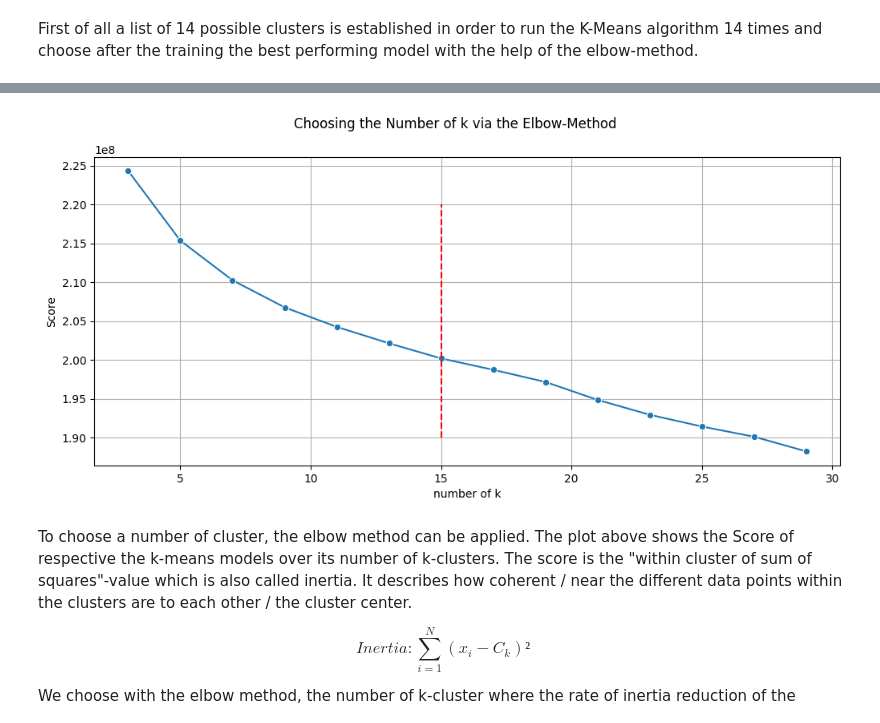
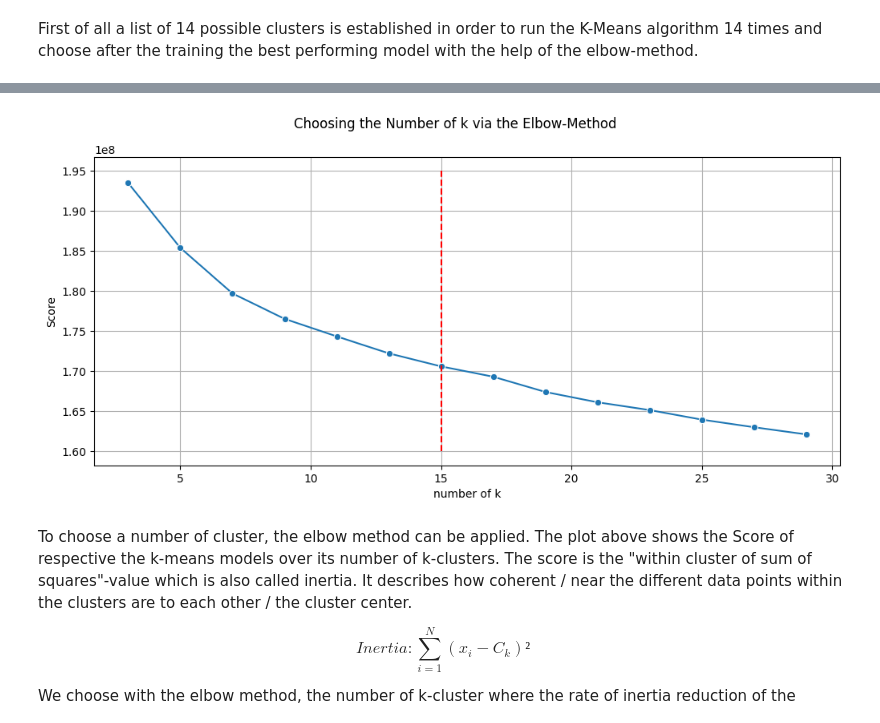
Before and after one commit to RobinWesselmann/Udacity_DataScientist_Class, a Jupyter notebook: 07_Project_Capstone_Arvato-Bertelsmann/Customer_Segmentation/02_customer_segmentation.ipynb, the cells around one changed output, grey strips where cells are left out. Cells and saved outputs as stored; diff of their text form; code cells hidden in the pictures.

```diff
--- a/07_Project_Capstone_Arvato-Bertelsmann/Customer_Segmentation/02_customer_segmentation.ipynb
+++ b/07_Project_Capstone_Arvato-Bertelsmann/Customer_Segmentation/02_customer_segmentation.ipynb
@@ -437 +503,5 @@ customers_copy = customers_copy[selected_cols].copy()
+# %%
+#Drop highly correlated features
+azdias_copy = azdias_copy.drop(to_drop, axis = 1).copy()
+customers_copy = customers_copy.drop(to_drop, axis = 1).copy()
 # %%
@@ -455,11 +527,6 @@ azdias_copy.shape, customers_copy.shape
-# %%
-features_for_onehot_encoding = ["LP_STATUS_FEIN", "LP_LEBENSPHASE_FEIN", "MOBI_REGIO"]
-
-for col in features_for_onehot_encoding:
-    azdias_copy[col] = azdias_copy[col].astype("O")
-    customers_copy[col] = customers_copy[col].astype("O")
 # %%
-azdias_copy, feats_to_encode = encode_categorical_feats(azdias_copy, ds_name = "azdias")
-customers_copy = encode_categorical_feats(customers_copy, ds_name = "azdias", feats_to_encode=feats_to_encode)
+#encode the features
+azdias_copy_encoded, feats_to_encode = encode_categorical_feats(azdias_copy, ds_name = "azdias")
+customers_copy_encoded = encode_categorical_feats(customers_copy, ds_name = "customers", feats_to_encode=feats_to_encode)
 # %% [output]
 Categorical features of dataset azdias encoded.
@@ -467,4 +534,5 @@ Categorical features of dataset azdias encoded.
 # %%
-azdias_scaled, scaler = standardize(df_ = azdias_copy)
-customers_scaled = standardize(df_ = customers_copy, scaler = scaler)
+#Scale the features
+azdias_scaled, scaler = standardize(df_ = azdias_copy_encoded)
+customers_scaled = standardize(df_ = customers_copy_encoded, scaler = scaler)
 # %%
@@ -698,16 +763,16 @@ Score: 188237741.27726892
 # %%
 fig, sub = plt.subplots(1, 1, figsize=(12,5))
 
 sns.lineplot(x = cluster_no, y = scores, ax = sub, marker = "o")
 sub.set_xlabel("number of k")
 sub.set_ylabel("Score")
 sub.grid(True)
 
-sub.vlines(x = 15, ymin = 1.9 * 10**8, ymax = 2.2*10**8, ls="--", color = "red")
+sub.vlines(x = 15, ymin = 1.6 * 10**8, ymax = 1.95*10**8, ls="--", color = "red")
 
 fig.suptitle("Choosing the Number of k via the Elbow-Method");
 # %% [output]
-[figure, old version]
+[figure, new version]
 # %% [markdown]
 To choose a number of cluster, the elbow method can be applied.
 The plot above shows the Score of respective the k-means models over its number of k-clusters. The score is the "within cluster of sum of squares"-value which is also called inertia.
```
Also changed, not shown: parts of 36 cells of this notebook, 18 other files.
